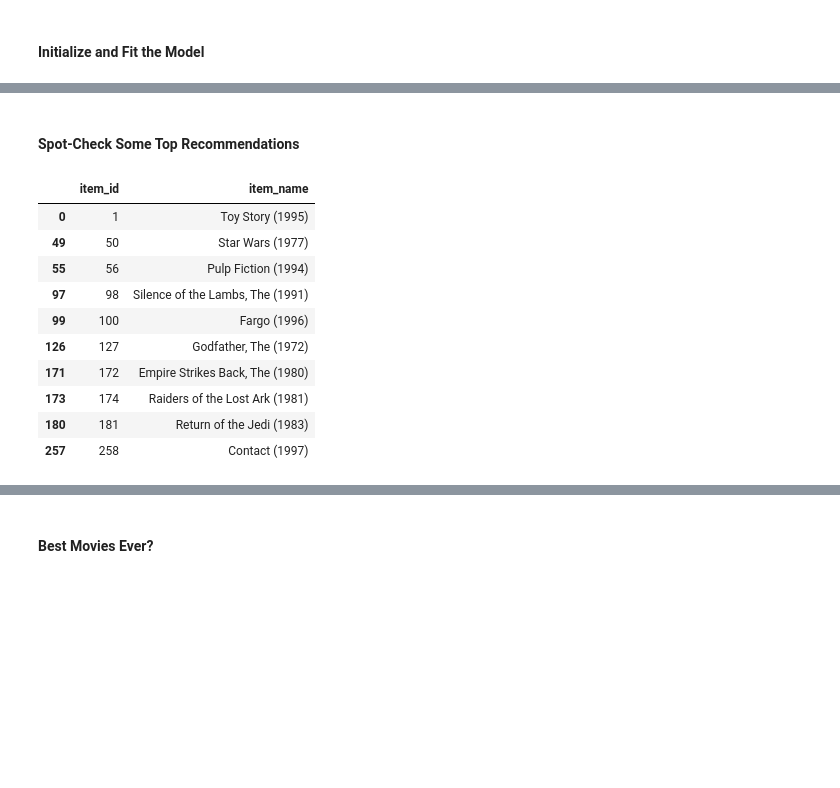
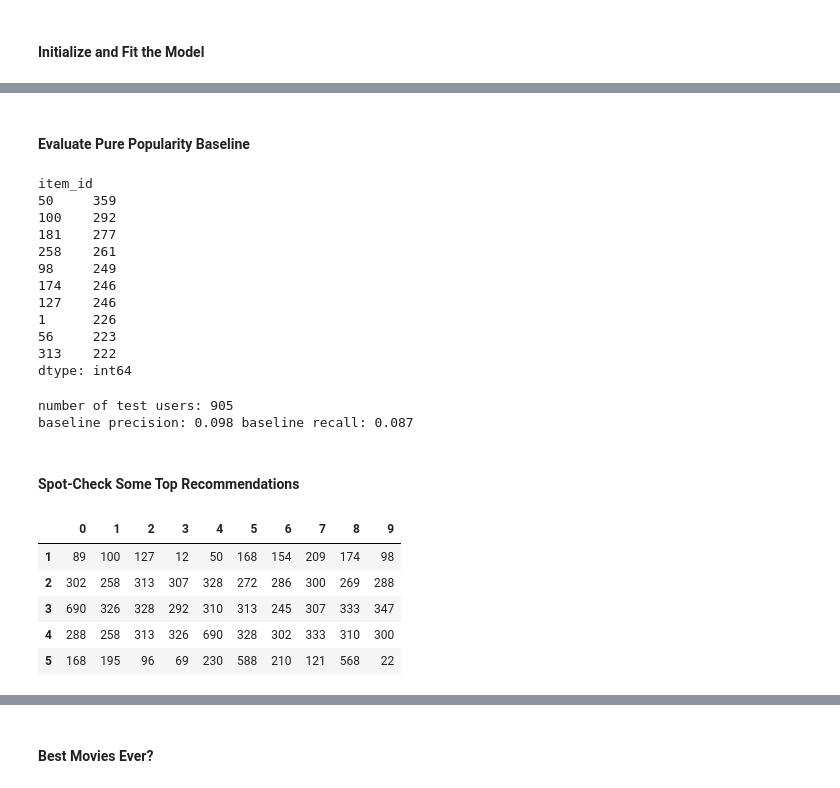
Before and after one commit to etlundquist/rankfm, a Jupyter notebook: notebooks/rank-fm.ipynb, the cells around one changed output, grey strips where cells are left out. Drawn from its saved outputs; the diff is of its cells as text; code cells hidden in the pictures; blank space fills up the shorter version.

```diff
--- a/notebooks/rank-fm.ipynb
+++ b/notebooks/rank-fm.ipynb
@@ -339,16 +400,44 @@ recommendations.head()
+# %% [markdown]
+#### Evaluate Pure Popularity Baseline
+# %%
+most_popular = interactions_train.groupby('item_id').size().sort_values(ascending=False)[:k]
+most_popular
+# %% [output]
+item_id
+50     359
+100    292
+181    277
+258    261
+98     249
+174    246
+127    246
+1      226
+56     223
+313    222
+dtype: int64
+# %%
+test_user_items = interactions_valid.groupby(interactions_valid.columns[0])[interactions_valid.columns[1]].apply(list).to_dict()
+test_recommends = model.recommend_for_users(list(test_user_items.keys()))
+test_user_items = {key: val for key, val in test_user_items.items() if key in test_recommends.index}
+
+base_pre = round(np.mean([len(set(most_popular.index) & set(val)) / len(set(most_popular.index)) for key, val in test_user_items.items()]), 3)
+base_rec = round(np.mean([len(set(most_popular.index) & set(val)) / len(set(val)) for key, val in test_user_items.items()]), 3)
+
+print("number of test users: {}".format(len(test_user_items)))
+print("baseline precision: {} baseline recall: {}".format(base_pre, base_rec))
+# %% [output]
+number of test users: 905
+baseline precision: 0.098 baseline recall: 0.087
 # %% [markdown]
 #### Spot-Check Some Top Recommendations
-# %%
-item_names[item_names.item_id.isin([50, 100, 181, 174, 258, 127, 98, 1, 172, 56])]
-# %% [output]
-|  | item_id | item_name |
-| 0 | 1 | Toy Story (1995) |
-| 49 | 50 | Star Wars (1977) |
-| 55 | 56 | Pulp Fiction (1994) |
-| 97 | 98 | Silence of the Lambs, The (1991) |
-| 99 | 100 | Fargo (1996) |
-| 126 | 127 | Godfather, The (1972) |
-| 171 | 172 | Empire Strikes Back, The (1980) |
-| 173 | 174 | Raiders of the Lost Ark (1981) |
-| 180 | 181 | Return of the Jedi (1983) |
-| 257 | 258 | Contact (1997) |
+# %%
+test_users = list(test_user_items.keys())
+recommendations = model.recommend_for_users(test_users, n_items=10)
+recommendations.head()
+# %% [output]
+|  | 0 | 1 | 2 | 3 | 4 | 5 | 6 | 7 | 8 | 9 |
+| 1 | 89 | 100 | 127 | 12 | 50 | 168 | 154 | 209 | 174 | 98 |
+| 2 | 302 | 258 | 313 | 307 | 328 | 272 | 286 | 300 | 269 | 288 |
+| 3 | 690 | 326 | 328 | 292 | 310 | 313 | 245 | 307 | 333 | 347 |
+| 4 | 288 | 258 | 313 | 326 | 690 | 328 | 302 | 333 | 310 | 300 |
+| 5 | 168 | 195 | 96 | 69 | 230 | 588 | 210 | 121 | 568 | 22 |
```
Also changed, not shown: parts of 24 cells of this notebook.
